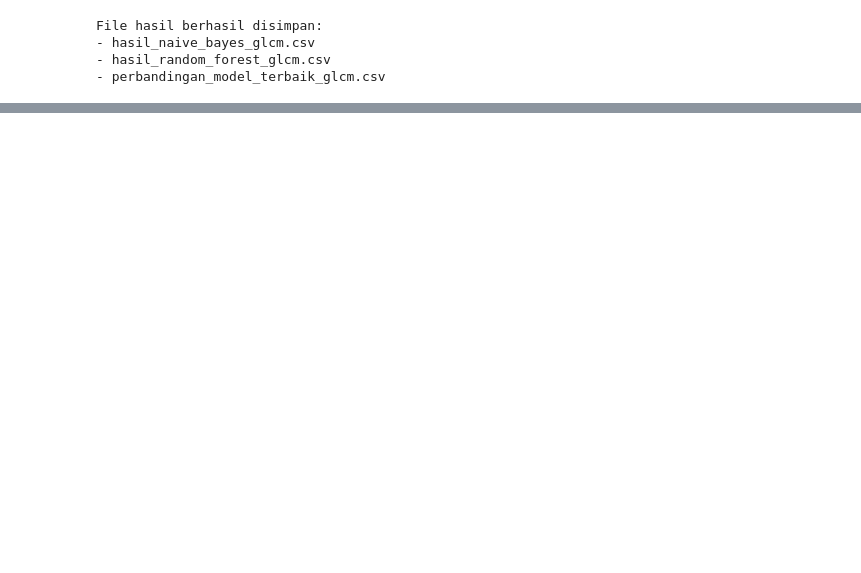
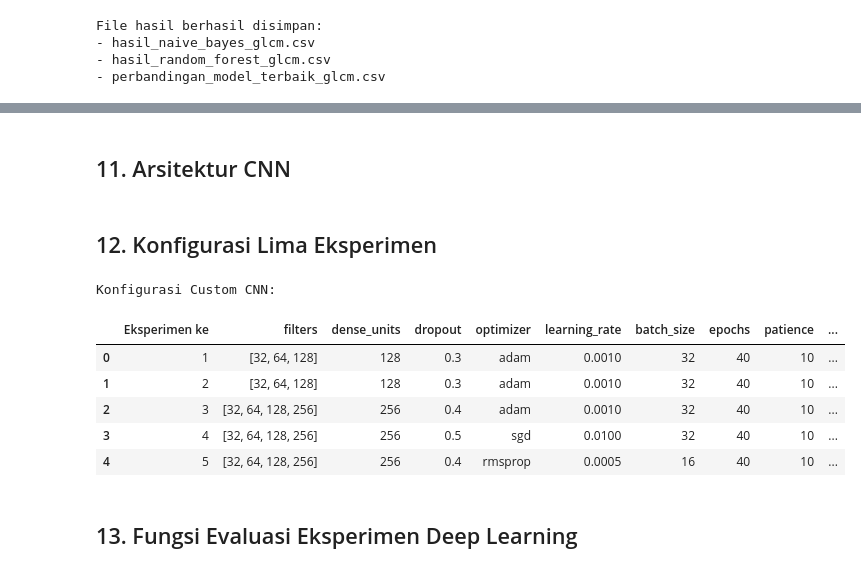
Before and after one commit to Valentino812/ML_Klasifikasi_Data_Citra, a Jupyter notebook: training.ipynb, the cells around one changed output, grey strips where cells are left out. Saved outputs shown, nothing was run; the diff lists cells and outputs as text; code cells hidden in the pictures; blank space fills up the shorter version.

```diff
--- a/training.ipynb
+++ b/training.ipynb
@@ -628,0 +676,2 @@ File hasil berhasil disimpan:
+# %% [markdown]
+## 11. Arsitektur CNN
@@ -628,0 +719,35 @@ File hasil berhasil disimpan:
+# %% [markdown]
+## 12. Konfigurasi Lima Eksperimen
+# %%
+CNN_EXPERIMENTS = [
+    {"filters": [32, 64, 128], "dense_units": 128, "dropout": 0.3,
+     "optimizer": "adam", "learning_rate": 1e-3, "batch_size": 32,
+     "epochs": 40, "patience": 10, "augment": False},
+    {"filters": [32, 64, 128], "dense_units": 128, "dropout": 0.3,
+     "optimizer": "adam", "learning_rate": 1e-3, "batch_size": 32,
+     "epochs": 40, "patience": 10, "augment": True},
+    {"filters": [32, 64, 128, 256], "dense_units": 256, "dropout": 0.4,
+     "optimizer": "adam", "learning_rate": 1e-3, "batch_size": 32,
+     "epochs": 40, "patience": 10, "augment": True},
+    {"filters": [32, 64, 128, 256], "dense_units": 256, "dropout": 0.5,
+     "optimizer": "sgd", "learning_rate": 1e-2, "batch_size": 32,
+     "epochs": 40, "patience": 10, "augment": True},
+    {"filters": [32, 64, 128, 256], "dense_units": 256, "dropout": 0.4,
+     "optimizer": "rmsprop", "learning_rate": 5e-4, "batch_size": 16,
+     "epochs": 40, "patience": 10, "augment": True},
+]
+
+print("Konfigurasi Custom CNN:")
+cnn_config_table = pd.DataFrame(CNN_EXPERIMENTS)
+cnn_config_table.insert(0, "Eksperimen ke", range(1, len(cnn_config_table) + 1))
+display(cnn_config_table)
+# %% [output]
+Konfigurasi Custom CNN:
+|  | Eksperimen ke | filters | dense_units | dropout | optimizer | learning_rate | batch_size | epochs | patience | ... |
+| 0 | 1 | [32, 64, 128] | 128 | 0.3 | adam | 0.0010 | 32 | 40 | 10 | ... |
+| 1 | 2 | [32, 64, 128] | 128 | 0.3 | adam | 0.0010 | 32 | 40 | 10 | ... |
+| 2 | 3 | [32, 64, 128, 256] | 256 | 0.4 | adam | 0.0010 | 32 | 40 | 10 | ... |
+| 3 | 4 | [32, 64, 128, 256] | 256 | 0.5 | sgd | 0.0100 | 32 | 40 | 10 | ... |
+| 4 | 5 | [32, 64, 128, 256] | 256 | 0.4 | rmsprop | 0.0005 | 16 | 40 | 10 | ... |
+# %% [markdown]
+## 13. Fungsi Evaluasi Eksperimen Deep Learning
```
Also changed, not shown: parts of 11 cells of this notebook, 1 other file.
